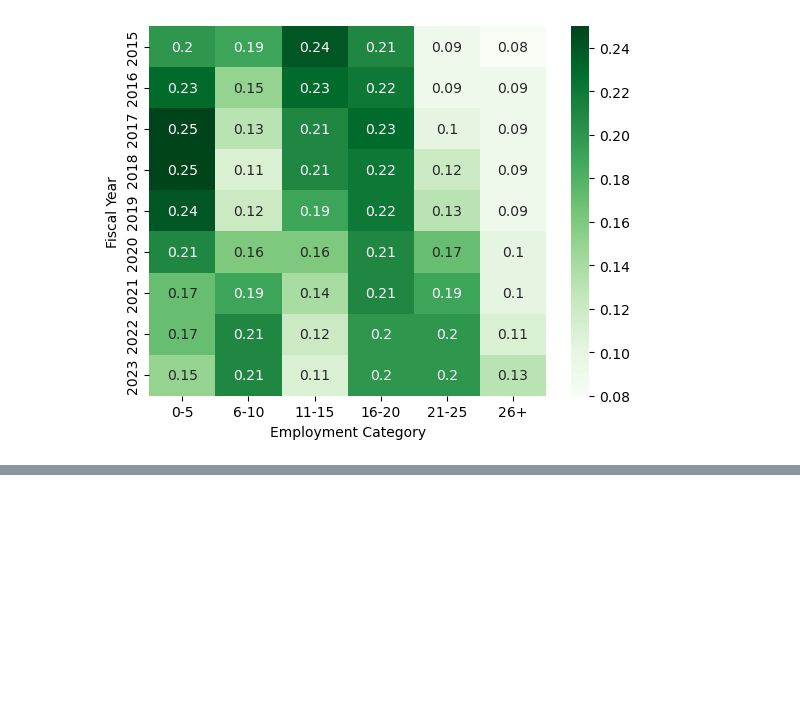
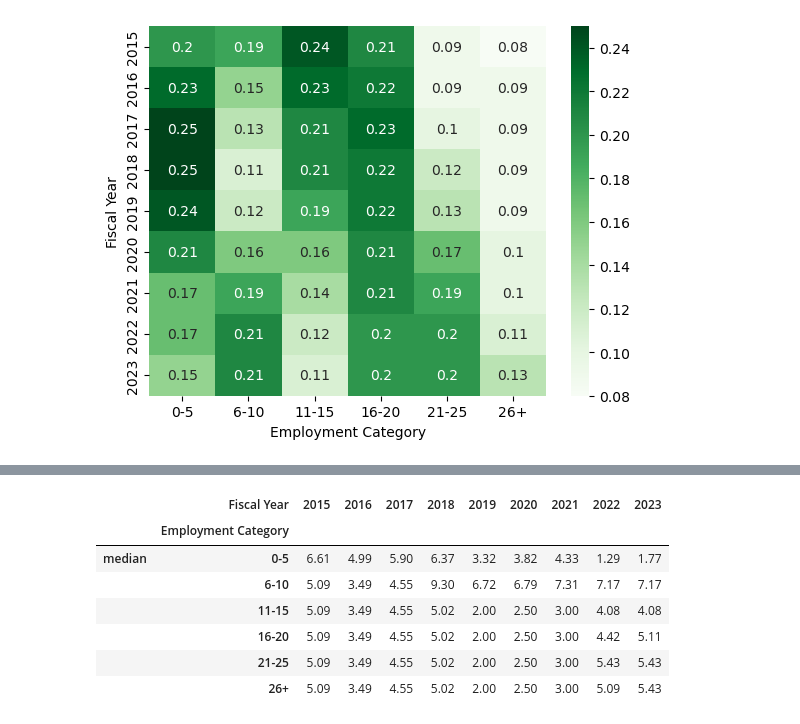
Before and after one commit to Anias-clo/Teacher_Payroll_Analysis, a Jupyter notebook: poc.ipynb, the cells around one changed output, grey strips where cells are left out. Saved outputs shown, nothing was run; the diff lists cells and outputs as text; code cells hidden in the pictures; blank space fills up the shorter version.

```diff
--- a/poc.ipynb
+++ b/poc.ipynb
@@ -133,0 +184,14 @@ sns.heatmap(pd.crosstab(df['Fiscal Year'],
+# %%
+a = pd.crosstab(df[(df['Salary Simplified Delta Category']=='Salary Increased')]['Fiscal Year'],
+            df[(df['Salary Simplified Delta Category']=='Salary Increased')]['Employment Category'], df['Salary Delta'], aggfunc=['median']).round(2).T
+# %%
+a
+# %% [output]
+|  | Fiscal Year | 2015 | 2016 | 2017 | 2018 | 2019 | 2020 | 2021 | 2022 | 2023 |
+|  | Employment Category |  |  |  |  |  |  |  |  |  |
+| median | 0-5 | 6.61 | 4.99 | 5.90 | 6.37 | 3.32 | 3.82 | 4.33 | 1.29 | 1.77 |
+|  | 6-10 | 5.09 | 3.49 | 4.55 | 9.30 | 6.72 | 6.79 | 7.31 | 7.17 | 7.17 |
+|  | 11-15 | 5.09 | 3.49 | 4.55 | 5.02 | 2.00 | 2.50 | 3.00 | 4.08 | 4.08 |
+|  | 16-20 | 5.09 | 3.49 | 4.55 | 5.02 | 2.00 | 2.50 | 3.00 | 4.42 | 5.11 |
+|  | 21-25 | 5.09 | 3.49 | 4.55 | 5.02 | 2.00 | 2.50 | 3.00 | 5.43 | 5.43 |
+|  | 26+ | 5.09 | 3.49 | 4.55 | 5.02 | 2.00 | 2.50 | 3.00 | 5.09 | 5.43 |
```
Also changed, not shown: parts of 5 cells of this notebook.
